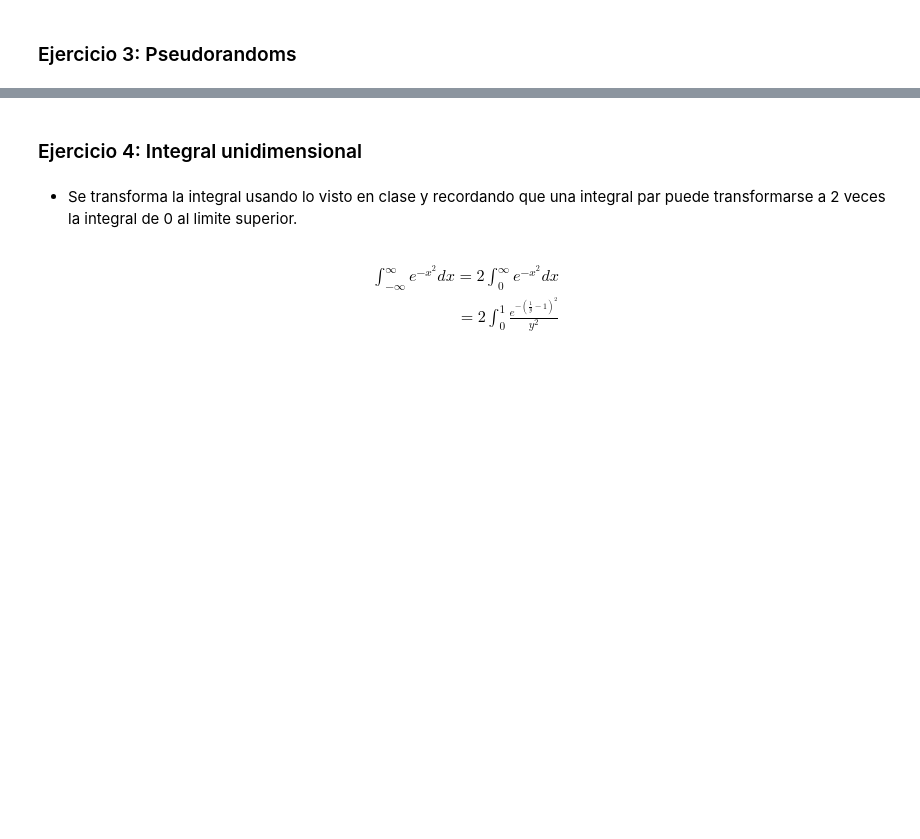
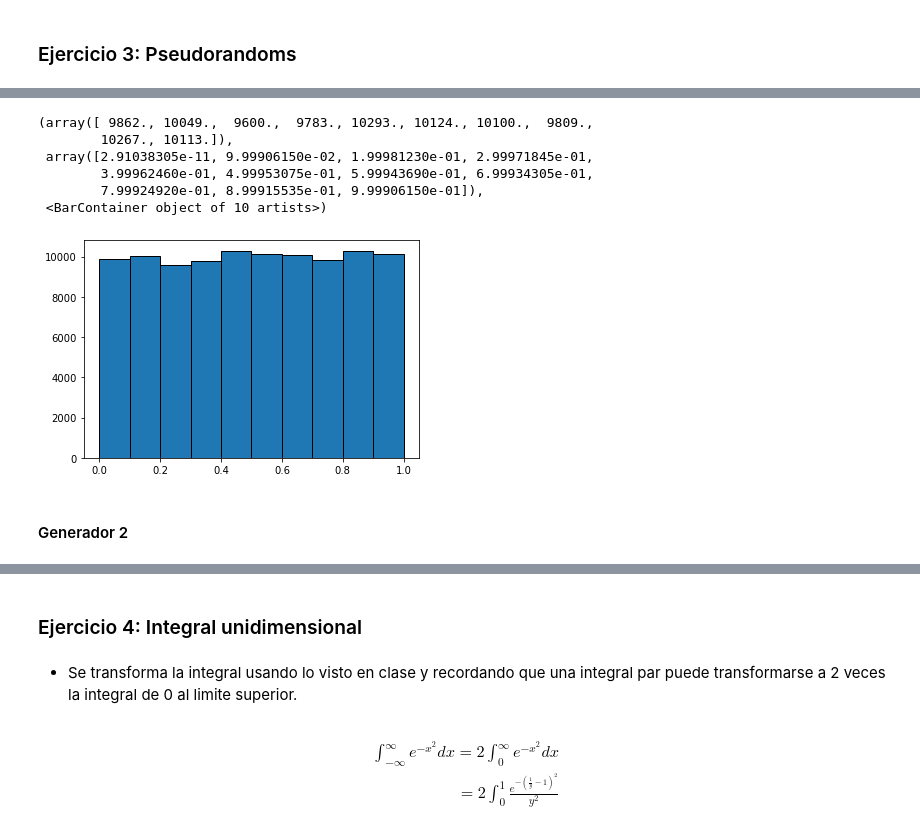
Before and after one commit to RodrigoZea/MiniproyectoModSim, a Jupyter notebook: miniproyecto1.ipynb, the cells around one changed output, grey strips where cells are left out. Drawn from its saved outputs; the diff is of its cells as text; code cells hidden in the pictures; blank space fills up the shorter version.

```diff
--- a/miniproyecto1.ipynb
+++ b/miniproyecto1.ipynb
@@ -92,0 +119,13 @@ plt.hist(n0, edgecolor='black')
+# %%
+# 100000 Iteraciones
+plt.hist(n0_t, edgecolor='black')
+# %% [output]
+(array([ 9862., 10049.,  9600.,  9783., 10293., 10124., 10100.,  9809.,
+        10267., 10113.]),
+ array([2.91038305e-11, 9.99906150e-02, 1.99981230e-01, 2.99971845e-01,
+        3.99962460e-01, 4.99953075e-01, 5.99943690e-01, 6.99934305e-01,
+        7.99924920e-01, 8.99915535e-01, 9.99906150e-01]),
+ <BarContainer object of 10 artists>)
+[figure, added]
+# %% [markdown]
+#### Generador 2
```
Also changed, not shown: parts of 18 cells of this notebook.
